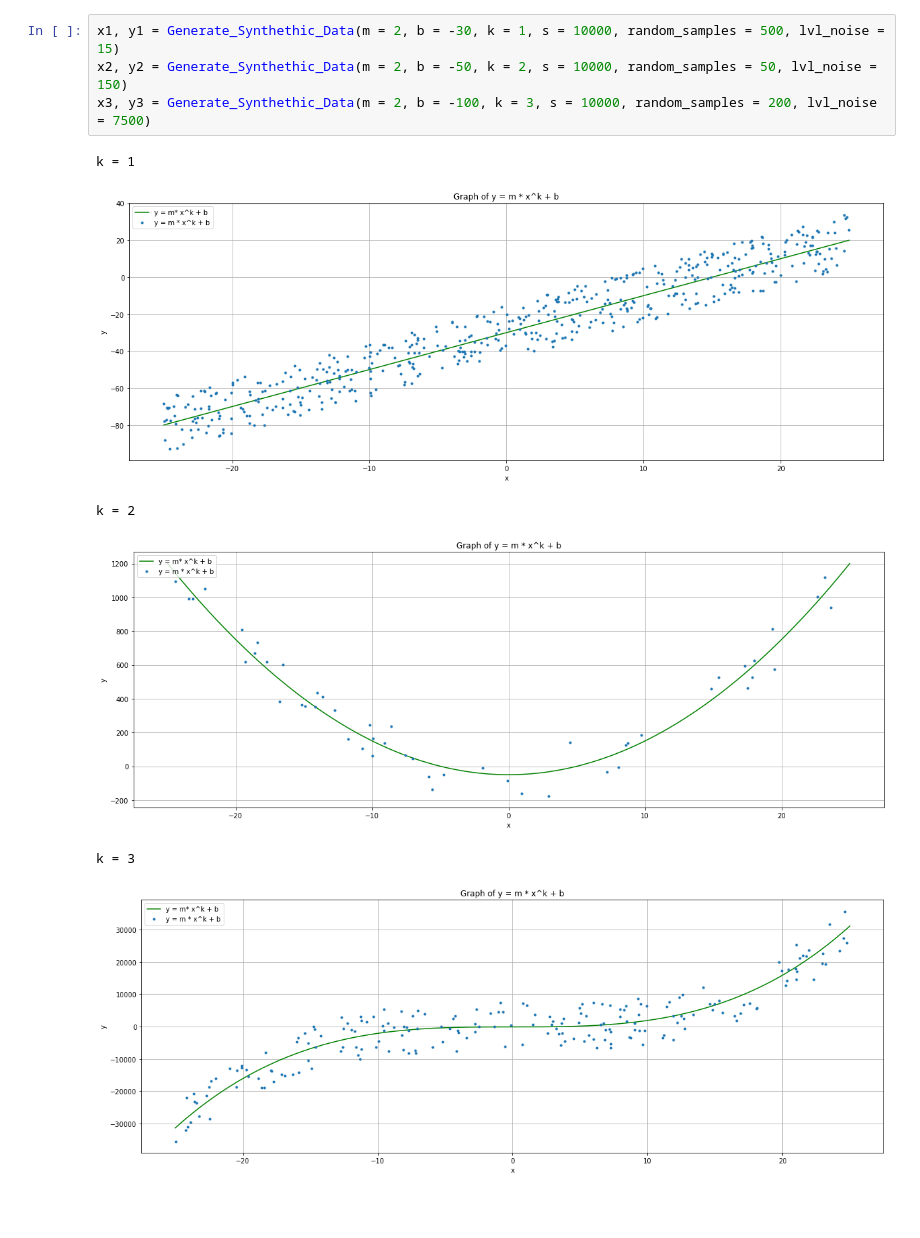
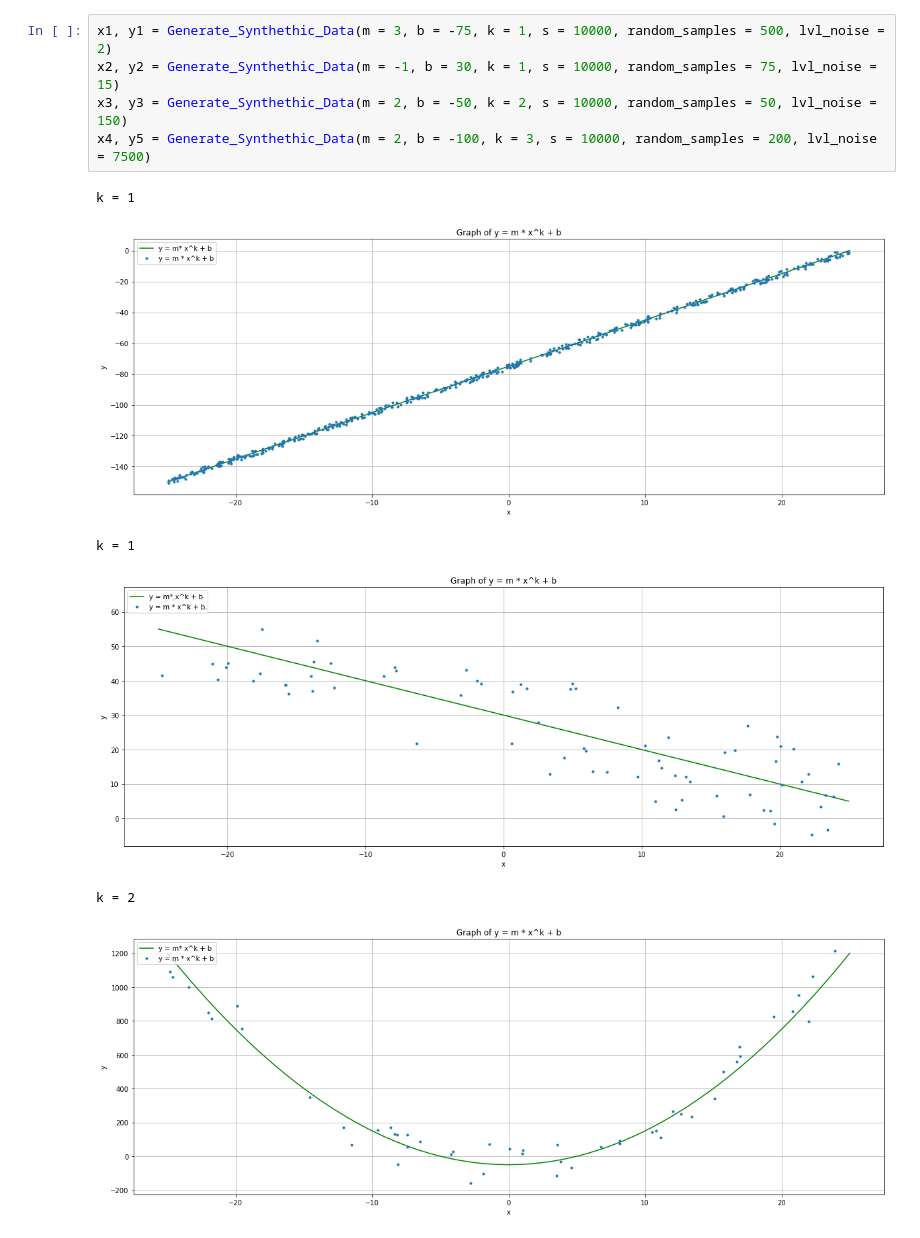
Before and after one commit to rscd27p/RPI_Investigation3, a Jupyter notebook: Synthethic_Data_Generation.ipynb, the cells around one changed output. Cells and saved outputs as stored; diff of their text form; blank space fills up the shorter version.

```diff
--- a/Synthethic_Data_Generation.ipynb
+++ b/Synthethic_Data_Generation.ipynb
@@ -50,13 +52,14 @@ def Generate_Synthethic_Data(m = 2, b = 0, k = 1, s = 10000, random_samples = 50
 
     return new_x, new_y
 # %%
-x1, y1 = Generate_Synthethic_Data(m = 2, b = -30, k = 1, s = 10000, random_samples = 500, lvl_noise = 15)
-x2, y2 = Generate_Synthethic_Data(m = 2, b = -50, k = 2, s = 10000, random_samples = 50, lvl_noise = 150)
-x3, y3 = Generate_Synthethic_Data(m = 2, b = -100, k = 3, s = 10000, random_samples = 200, lvl_noise = 7500)
+x1, y1 = Generate_Synthethic_Data(m = 3, b = -75, k = 1, s = 10000, random_samples = 500, lvl_noise = 2)
+x2, y2 = Generate_Synthethic_Data(m = -1, b = 30, k = 1, s = 10000, random_samples = 75, lvl_noise = 15)
+x3, y3 = Generate_Synthethic_Data(m = 2, b = -50, k = 2, s = 10000, random_samples = 50, lvl_noise = 150)
+x4, y5 = Generate_Synthethic_Data(m = 2, b = -100, k = 3, s = 10000, random_samples = 200, lvl_noise = 7500)
 # %% [output]
 k = 1
-[figure, old version]
+[figure, new version]
-k = 2
+k = 1
-[figure, old version]
+[figure, new version]
-k = 3
+k = 2
-[figure, old version]
+[figure, new version]
```
Also changed, not shown: parts of 7 cells of this notebook.
